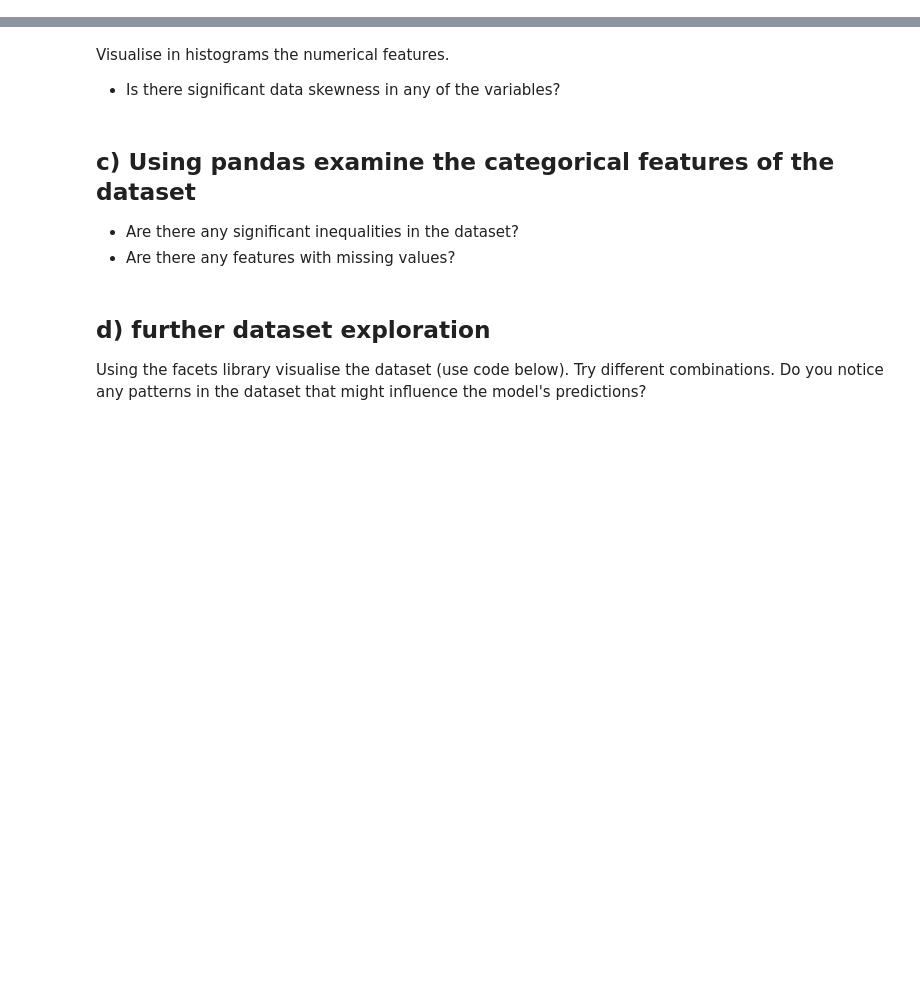
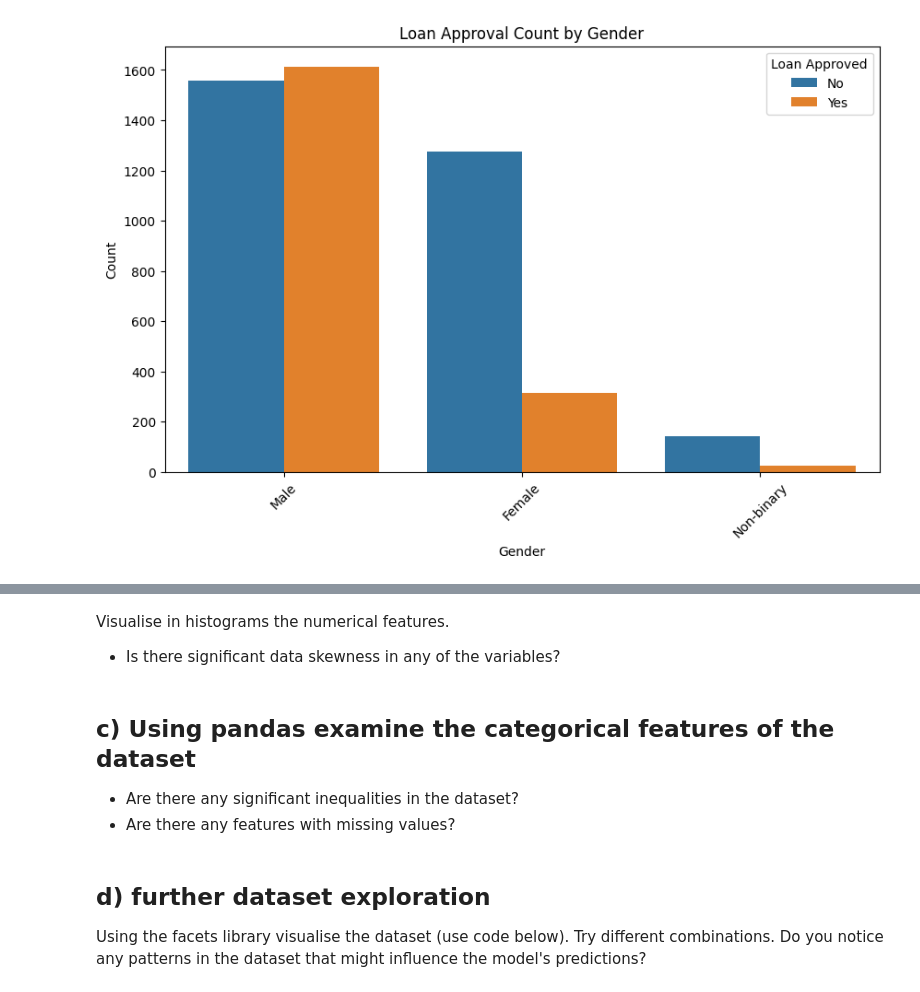
Before and after one commit to Serjobas/ai-ethichs-hackathon, a Jupyter notebook: AI_Ethics_Hackathon_Skeleton.ipynb, the cells around one changed output, grey strips where cells are left out. Saved outputs shown, nothing was run; the diff lists cells and outputs as text; code cells hidden in the pictures; blank space fills up the shorter version.

```diff
--- a/AI_Ethics_Hackathon_Skeleton.ipynb
+++ b/AI_Ethics_Hackathon_Skeleton.ipynb
@@ -30,0 +219,11 @@ Examine the 7+1 figure summary (count, mean, std, min, 1Q, median, 3Q, max)
+# %%
+plt.figure(figsize=(10, 6))
+sns.countplot(x='gender', hue='gringotts_approved_loan', data=df)
+plt.title('Loan Approval Count by Gender')
+plt.ylabel('Count')
+plt.xlabel('Gender')
+plt.xticks(rotation=45)
+plt.legend(title='Loan Approved', labels=['No', 'Yes'])
+plt.show()
+# %% [output]
+[figure, added]
```
Also changed, not shown: parts of 23 cells of this notebook, 2 other files.
